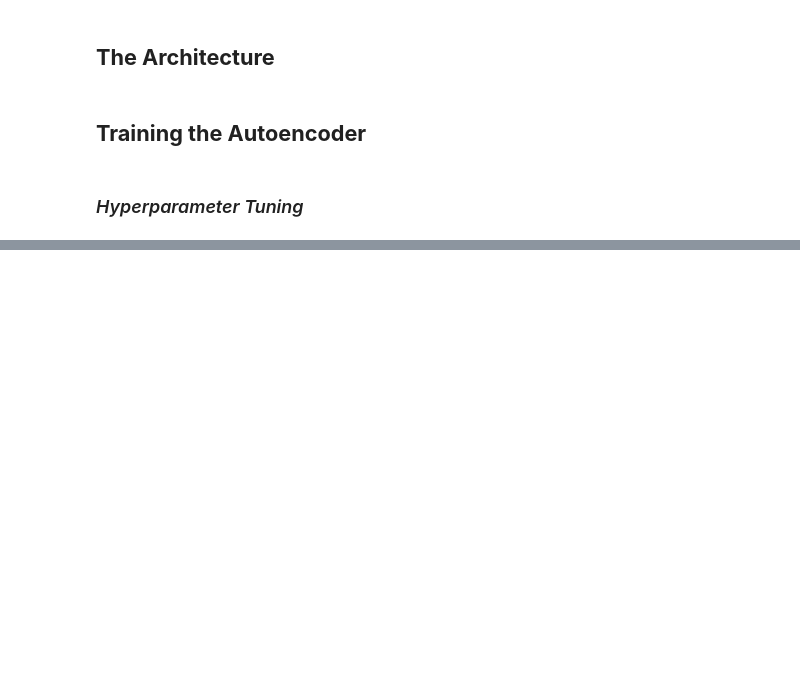
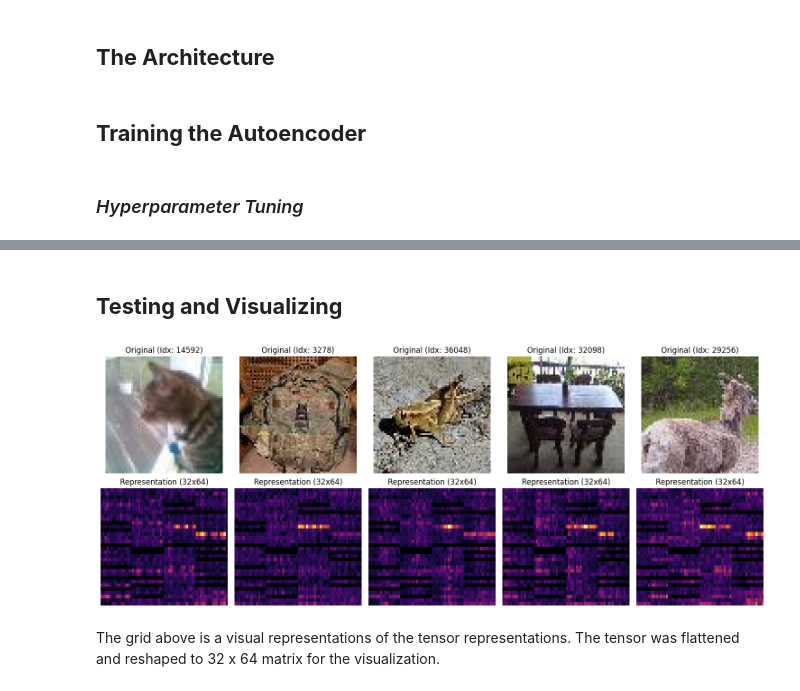
Before and after one commit to mpuneet063/computer-vision-projects, a Jupyter notebook: image_representations_and_reconstruction/representations.ipynb, the cells around one changed output, grey strips where cells are left out. Saved outputs shown, nothing was run; the diff lists cells and outputs as text; code cells hidden in the pictures; blank space fills up the shorter version.

```diff
--- a/image_representations_and_reconstruction/representations.ipynb
+++ b/image_representations_and_reconstruction/representations.ipynb
@@ -305,0 +469,41 @@ print(f"Best trial parameters: {study.best_params}")
+# %% [markdown]
+## <b> Testing and Visualizing</b>
+# %%
+# 1. Set model to evaluation mode
+model.eval()
+
+# 2. Setup the plot grid: 2 rows, 5 columns
+fig, axes = plt.subplots(2, 5, figsize=(15, 6))
+
+with torch.no_grad():
+    for i, idx in enumerate(random_indices): # Reusing the same indices from the illustration cell
+        # --- Row 1: Original Images ---
+        # Fetch raw sample for plotting the original image
+        sample_raw = train_dataset[idx]
+        axes[0, i].imshow(sample_raw['image'])
+        axes[0, i].set_title(f"Original (Idx: {idx})")
+        axes[0, i].axis('off')
+
+        # --- Get the preprocessed tensor and run through Encoder ---
+        # Fetch transformed sample for the model input
+        sample_transformed = train_dataset_transformed[idx] # <--- Added this line
+        img_tensor = sample_transformed['pixel_values'].unsqueeze(0).to(device) # Shape: [1, 3, 64, 64]
+
+        # Output shape: [1, 128, 4, 4]
+        representation = model.get_representation(img_tensor).squeeze(0).cpu() # Shape: [128, 4, 4]
+
+        # --- Row 2: Representations (Reshaped 32x64 Heatmap) ---
+        # Flatten the 128x4x4 (2048) representation and reshape to 32x64 for plotting
+        flattened_rep = representation.flatten().numpy()
+        reshaped_rep = flattened_rep.reshape(32, 64)
+
+        axes[1, i].imshow(reshaped_rep, cmap='inferno', aspect='auto')
+        axes[1, i].set_title("Representation (32x64)")
+        axes[1, i].axis('off')
+
+plt.tight_layout()
+plt.show()
+# %% [output]
+[figure, added]
+# %% [markdown]
+The grid above is a visual representations of the tensor representations. The tensor was flattened and reshaped to 32 x 64 matrix for the visualization.
```
Also changed, not shown: parts of 6 cells of this notebook.
